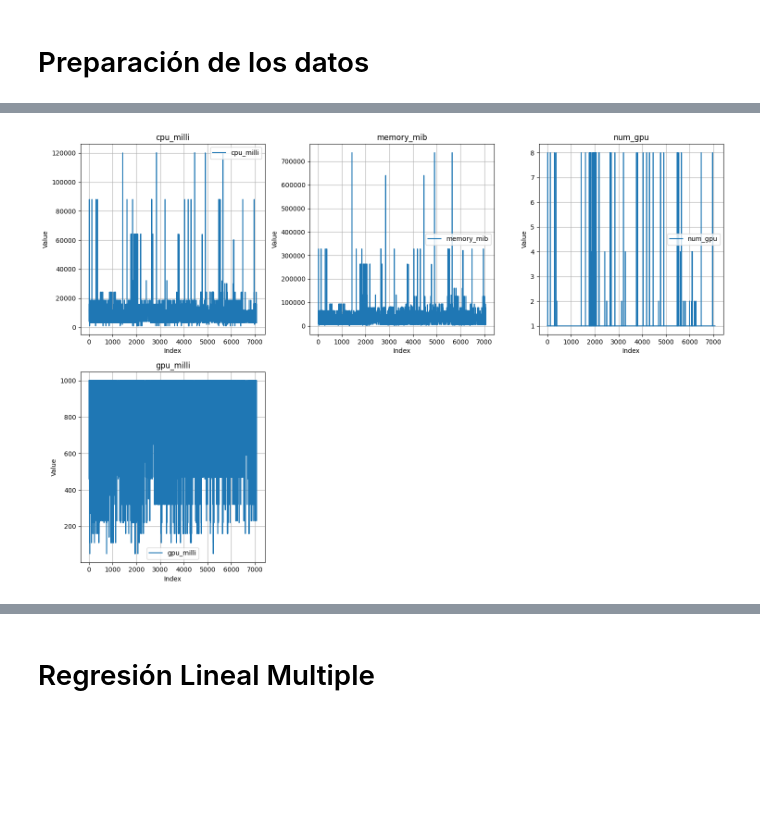
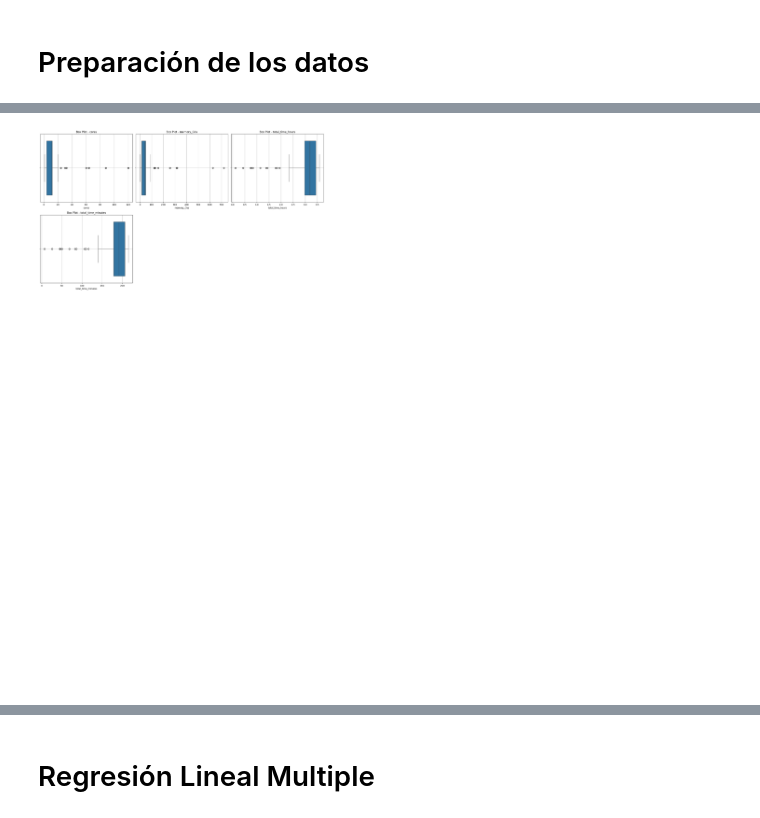
Before and after one commit to edegraciab/ma-modelos-predictivos-poyecto-final, a Jupyter notebook: notebook/RegresionLineaMultiple.ipynb, the cells around one changed output, grey strips where cells are left out. Cells and saved outputs as stored; diff of their text form; code cells hidden in the pictures; blank space fills up the shorter version.

```diff
--- a/notebook/RegresionLineaMultiple.ipynb
+++ b/notebook/RegresionLineaMultiple.ipynb
@@ -46,0 +87,12 @@ data.describe()
+# %%
+data = filtered_data.copy()
+
+# Reemplazar valores <NA> con '0' en columnas de tipo string
+for col in data.select_dtypes(include=['string']).columns:
+    data[col] = data[col].fillna('0')
+
+# Reemplazar valores <NA> con 0 en columnas numéricas
+for col in data.select_dtypes(include=['float64', 'int64']).columns:
+    data[col] = data[col].fillna(0)
+
+data.fillna(0, inplace=True)
@@ -46,0 +131,6 @@ data.describe()
+# %%
+# Convertir horas a minutos, sumar minutos y segundos convertidos a minutos
+data['total_time_minutes'] = data['hours'] * 60 + data['minutes'] + data['seconds'] / 60
+data['total_time_hours'] = data['total_time_minutes'] / 60
+# Verificar el resultado
+data[['hours', 'minutes', 'seconds', 'total_time_minutes','total_time_hours']].head()
@@ -47,33 +172,29 @@ data.describe()
 # %%
-# Select only numeric columns
-numeric_data = data[['cpu_milli', 'memory_mib','num_gpu', 'gpu_milli']]
 
-import matplotlib.pyplot as plt
+n_plots = len(numeric_columns)
 
 # Calcular el número de filas necesarias
 n_columns = len(numeric_data.columns)
 n_rows = (n_columns + 2) // 3  # Redondeo hacia arriba
 
-# Crear una figura con subplots organizados en filas de 3
-fig, axes = plt.subplots(n_rows, 3, figsize=(15, 5 * n_rows))
+box_plot_df = numeric_data[numeric_columns]
 
-# Aplanar el arreglo de ejes para facilitar la iteración
+# Create subplots
+fig, axes = plt.subplots(n_rows, 3, figsize=(18, 5 * n_rows))
 axes = axes.flatten()
 
-# Ocultar ejes sobrantes si el número de columnas no es múltiplo de 3
-for ax in axes[n_columns:]:
+# Hide unused subplots if any
+for ax in axes[n_plots:]:
     ax.axis('off')
 
-# Graficar cada columna en su respectivo subplot
-for ax, column in zip(axes, numeric_data.columns):
-    ax.plot(numeric_data[column], label=column)
-    ax.set_title(column)
-    ax.set_xlabel("Index")
-    ax.set_ylabel("Value")
-    ax.legend()
+# Plot each numeric column as a boxplot
+for ax, column in zip(axes, box_plot_df):
+    sns.boxplot(data=box_plot_df, x=column, ax=ax)
+    ax.set_title(f"Box Plot - {column}")
+    ax.set_xlabel(column)
     ax.grid(True)
 
-plt.tight_layout()
+plt.tight_layout()  # Prevent overlapping
 plt.show()
 # %% [output]
-[figure, old version]
+[figure, new version]
```
Also changed, not shown: parts of 16 cells of this notebook.
